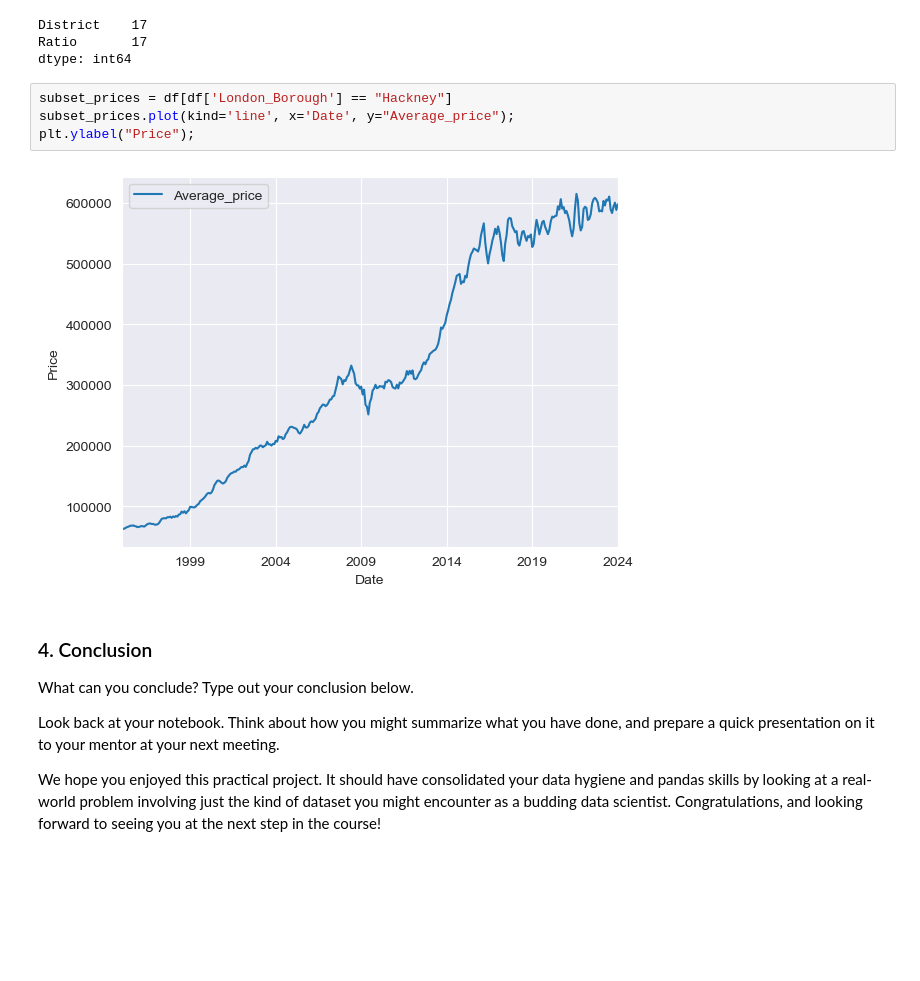
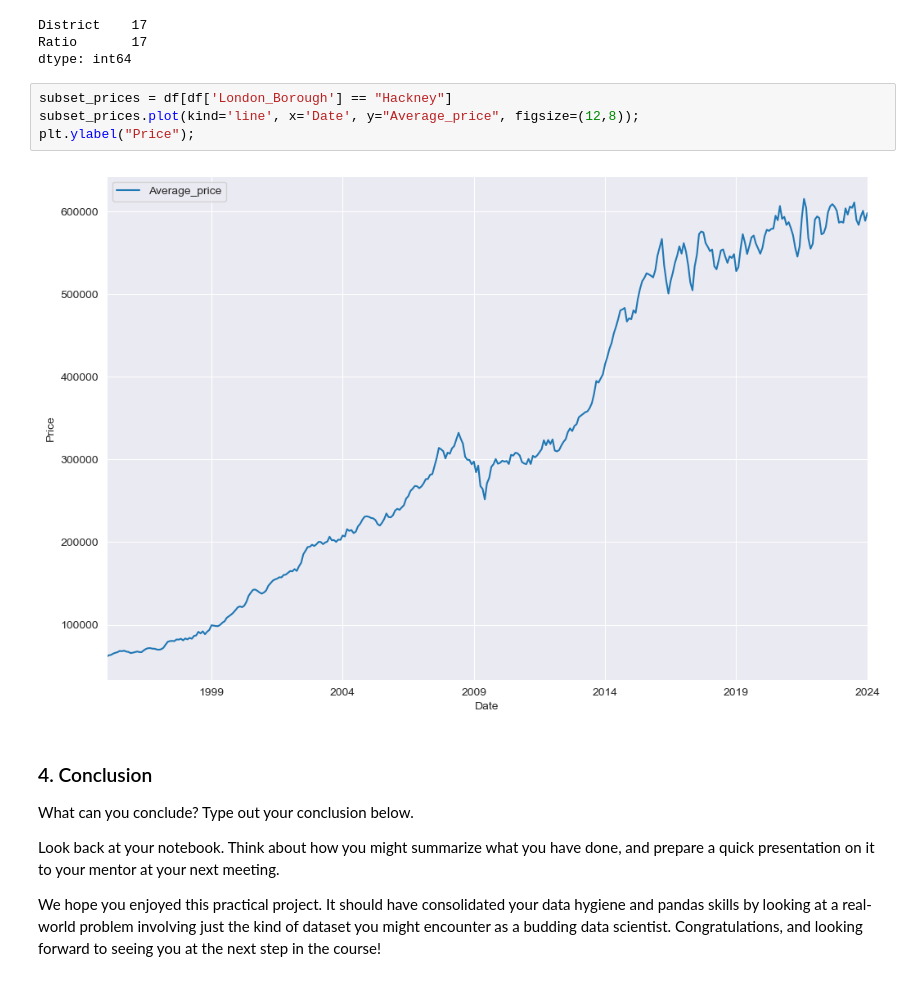
Before and after one commit to jclaudio019/ds2024, a Jupyter notebook: Notebooks/Unit 4 Challenge - Tier 3.ipynb, the cells around one changed output. Drawn from its saved outputs; the diff is of its cells as text; blank space fills up the shorter version.

```diff
--- a/Notebooks/Unit 4 Challenge - Tier 3.ipynb
+++ b/Notebooks/Unit 4 Challenge - Tier 3.ipynb
@@ -557,10 +557,10 @@ Ratio       17
 dtype: int64
 # %%
 subset_prices = df[df['London_Borough'] == "Hackney"]
-subset_prices.plot(kind='line', x='Date', y="Average_price");
+subset_prices.plot(kind='line', x='Date', y="Average_price", figsize=(12,8));
 plt.ylabel("Price");
 # %% [output]
-[figure, old version]
+[figure, new version]
 # %% [markdown]
 ### 4. Conclusion
 What can you conclude? Type out your conclusion below.
```
Also changed, not shown: parts of 6 cells of this notebook.
